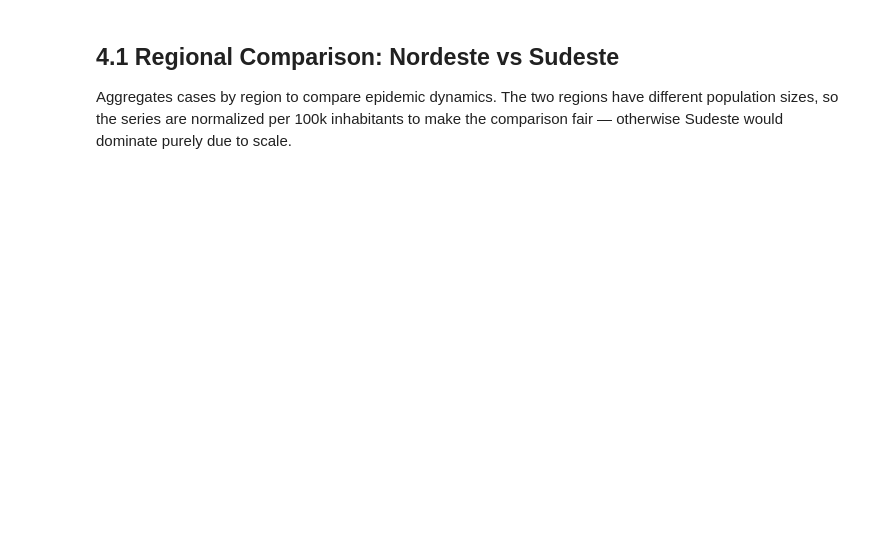
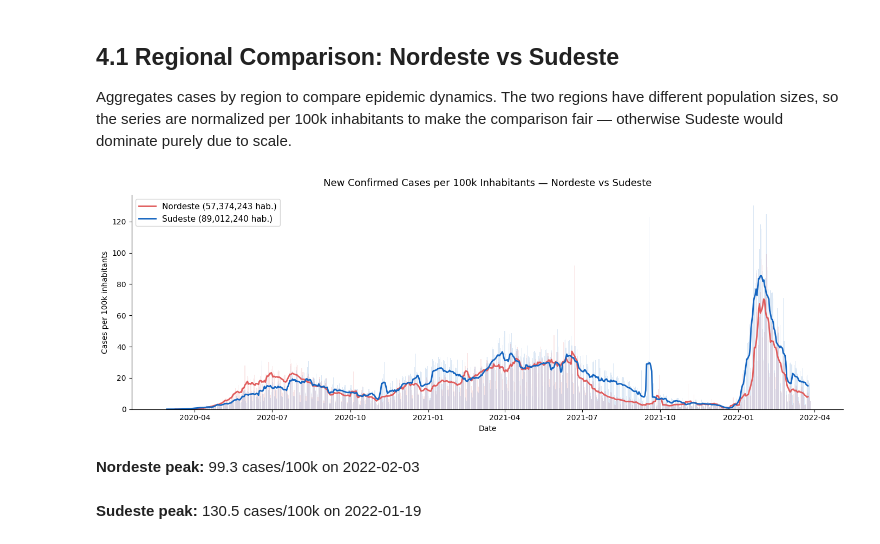
Before and after one commit to isrreal/COVID-19-Forecasting-System, a Jupyter notebook: notebooks/eda.ipynb, the cells around one changed output. Drawn from its saved outputs; the diff is of its cells as text; code cells hidden in the pictures; blank space fills up the shorter version.

```diff
--- a/notebooks/eda.ipynb
+++ b/notebooks/eda.ipynb
@@ -133,45 +145,50 @@ Aggregates cases by region to compare epidemic dynamics. The two regions have di
 NORDESTE = ["AL", "BA", "CE", "MA", "PB", "PE", "PI", "RN", "SE"]
 SUDESTE  = ["ES", "MG", "RJ", "SP"]
 
+pop_per_state = (
+    df.sort_values("date")
+    .groupby("state")["estimated_population"]
+    .last()
+)
+
 region_pop = {
-    "Nordeste": 57_071_654,
-    "Sudeste":  88_371_433,
+    "Nordeste": pop_per_state[pop_per_state.index.isin(NORDESTE)].sum(),
+    "Sudeste":  pop_per_state[pop_per_state.index.isin(SUDESTE)].sum(),
 }
 
 region_series = {}
 for label, states in [("Nordeste", NORDESTE), ("Sudeste", SUDESTE)]:
     total = (
         df[df["state"].isin(states)]
         .groupby("date")["new_confirmed"]
         .sum()
         .sort_index()
     )
     region_series[label] = total / region_pop[label] * 100_000
 
 colors = {"Nordeste": "#e05c5c", "Sudeste": "#1565c0"}
 
 fig, ax = plt.subplots(figsize=(14, 5))
 
 for label, series in region_series.items():
-    ax.plot(
-        series.index,
-        series.rolling(7, center=True).mean(),
-        color=colors[label],
-        lw=2,
-        label=label,
-    )
-    ax.fill_between(series.index, series.rolling(7, center=True).mean(), alpha=0.08, color=colors[label])
+    ax.bar(series.index, series.values, color=colors[label], alpha=0.15)
+    ax.plot(series.index, series.rolling(7, center=True).mean(),
+            color=colors[label], lw=2, label=f"{label} ({region_pop[label]:,.0f} hab.)")
 
 ax.set_title("New Confirmed Cases per 100k Inhabitants — Nordeste vs Sudeste", fontsize=13, pad=12)
 ax.set_xlabel("Date")
 ax.set_ylabel("Cases per 100k inhabitants")
 ax.legend(fontsize=11)
 ax.spines[["top", "right"]].set_visible(False)
 
 plt.tight_layout()
 plt.show()
 
 for label, series in region_series.items():
     peak_val  = series.max()
     peak_date = series.idxmax().date()
     display(Markdown(f"**{label} peak:** {peak_val:.1f} cases/100k on {peak_date}"))
+# %% [output]
+[figure, added]
+**Nordeste peak:** 99.3 cases/100k on 2022-02-03
+**Sudeste peak:** 130.5 cases/100k on 2022-01-19
```
Also changed, not shown: parts of 6 cells of this notebook, 1 other file.
